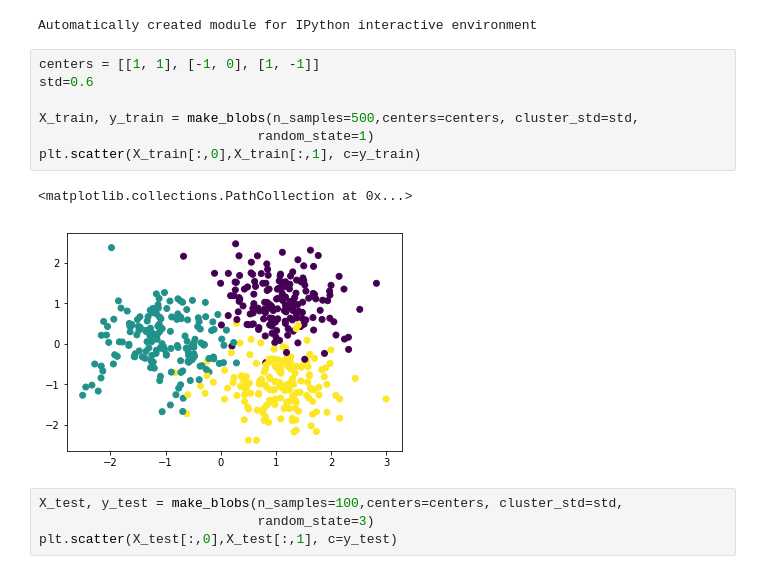
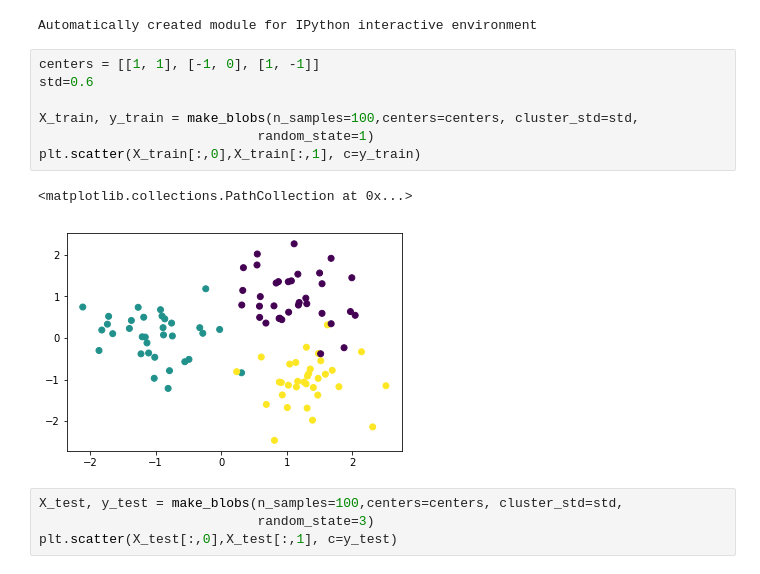
Before and after one commit to RNogales94/Machine-Learning-Tutorial, a Jupyter notebook: XGBoost Regularization and Noise.ipynb, the cells around one changed output. Saved outputs shown, nothing was run; the diff lists cells and outputs as text.

```diff
--- a/XGBoost Regularization and Noise.ipynb
+++ b/XGBoost Regularization and Noise.ipynb
@@ -66,13 +66,13 @@ Automatically created module for IPython interactive environment
 # %%
 centers = [[1, 1], [-1, 0], [1, -1]]
 std=0.6
 
-X_train, y_train = make_blobs(n_samples=500,centers=centers, cluster_std=std,
+X_train, y_train = make_blobs(n_samples=100,centers=centers, cluster_std=std,
                             random_state=1)
 plt.scatter(X_train[:,0],X_train[:,1], c=y_train)
 # %% [output]
 <matplotlib.collections.PathCollection at 0x...>
-[figure, old version]
+[figure, new version]
 # %%
 X_test, y_test = make_blobs(n_samples=100,centers=centers, cluster_std=std,
                             random_state=3)
```
Also changed, not shown: parts of 8 cells of this notebook, 28 other files.
